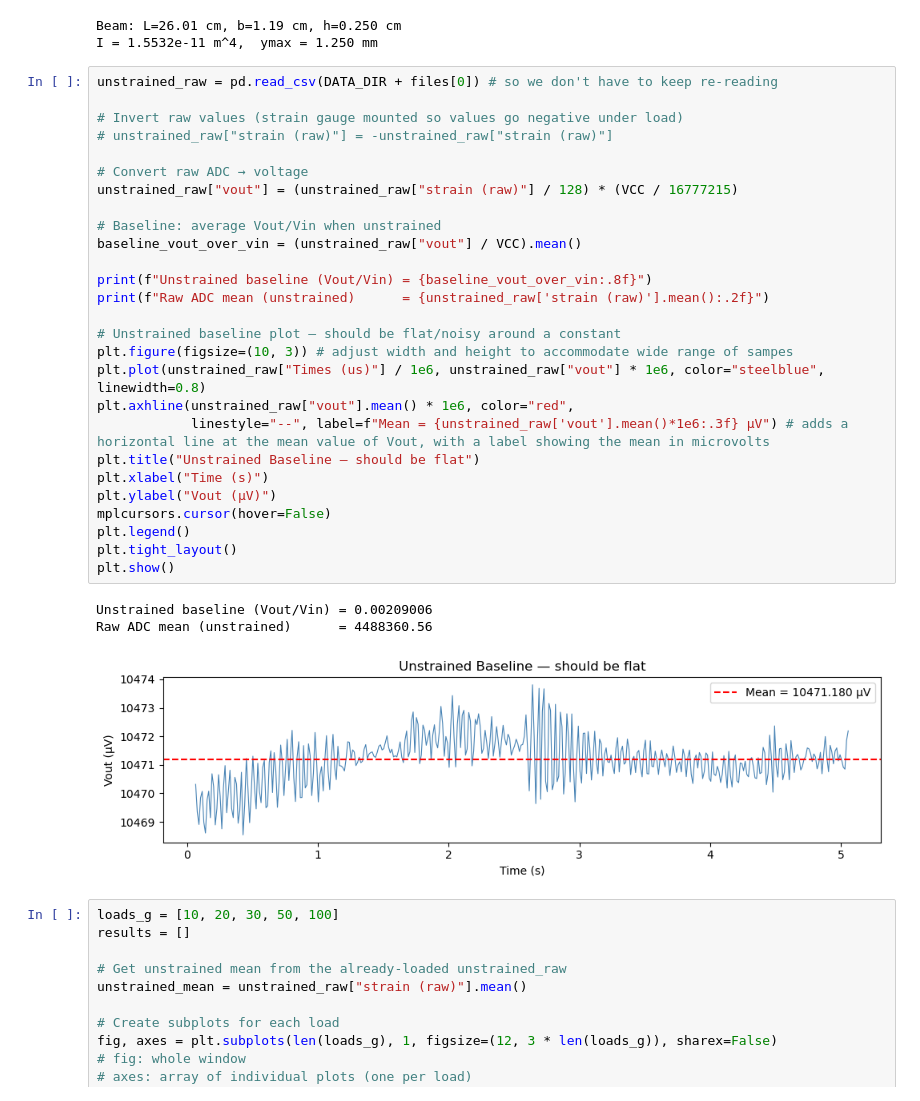
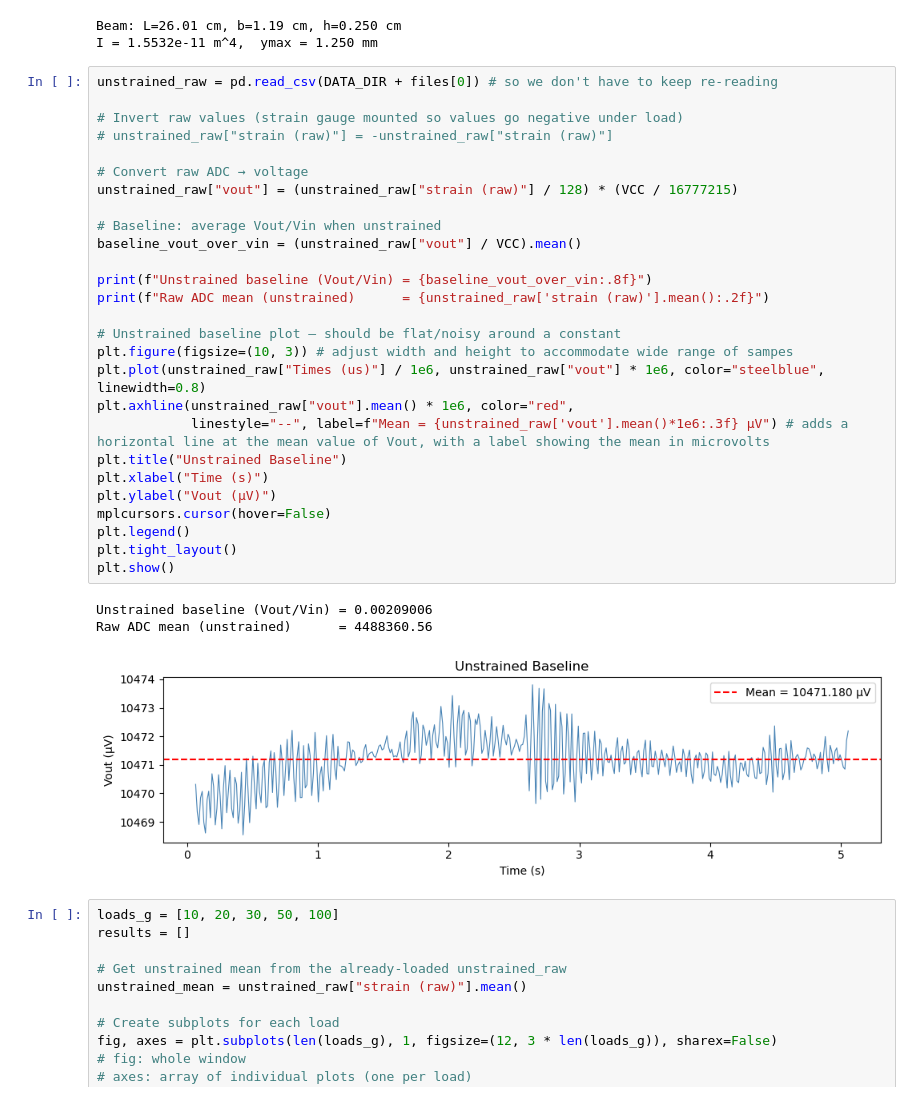
Before and after one commit to cmahoneyy/geng360-mahoney, a Jupyter notebook: Lab 4 - Beam/strain_post_processing.ipynb, the cells around one changed output. Saved outputs shown, nothing was run; the diff lists cells and outputs as text.

```diff
--- a/Lab 4 - Beam/strain_post_processing.ipynb
+++ b/Lab 4 - Beam/strain_post_processing.ipynb
@@ -45,34 +45,34 @@ I = 1.5532e-11 m^4,  ymax = 1.250 mm
 # %%
 unstrained_raw = pd.read_csv(DATA_DIR + files[0]) # so we don't have to keep re-reading
 
 # Invert raw values (strain gauge mounted so values go negative under load)
 # unstrained_raw["strain (raw)"] = -unstrained_raw["strain (raw)"]
 
 # Convert raw ADC → voltage
 unstrained_raw["vout"] = (unstrained_raw["strain (raw)"] / 128) * (VCC / 16777215)
 
 # Baseline: average Vout/Vin when unstrained
 baseline_vout_over_vin = (unstrained_raw["vout"] / VCC).mean()
 
 print(f"Unstrained baseline (Vout/Vin) = {baseline_vout_over_vin:.8f}")
 print(f"Raw ADC mean (unstrained)      = {unstrained_raw['strain (raw)'].mean():.2f}")
 
 # Unstrained baseline plot — should be flat/noisy around a constant
 plt.figure(figsize=(10, 3)) # adjust width and height to accommodate wide range of sampes
 plt.plot(unstrained_raw["Times (us)"] / 1e6, unstrained_raw["vout"] * 1e6, color="steelblue", linewidth=0.8)
 plt.axhline(unstrained_raw["vout"].mean() * 1e6, color="red",
             linestyle="--", label=f"Mean = {unstrained_raw['vout'].mean()*1e6:.3f} µV") # adds a horizontal line at the mean value of Vout, with a label showing the mean in microvolts
-plt.title("Unstrained Baseline — should be flat")
+plt.title("Unstrained Baseline")
 plt.xlabel("Time (s)")
 plt.ylabel("Vout (µV)")
 mplcursors.cursor(hover=False)
 plt.legend()
 plt.tight_layout()
 plt.show()
 # %% [output]
 Unstrained baseline (Vout/Vin) = 0.00209006
 Raw ADC mean (unstrained)      = 4488360.56
-[figure, old version]
+[figure, new version]
 # %%
 loads_g = [10, 20, 30, 50, 100]
 results = []
```
Also changed, not shown: parts of 2 cells of this notebook, 2 other files.
